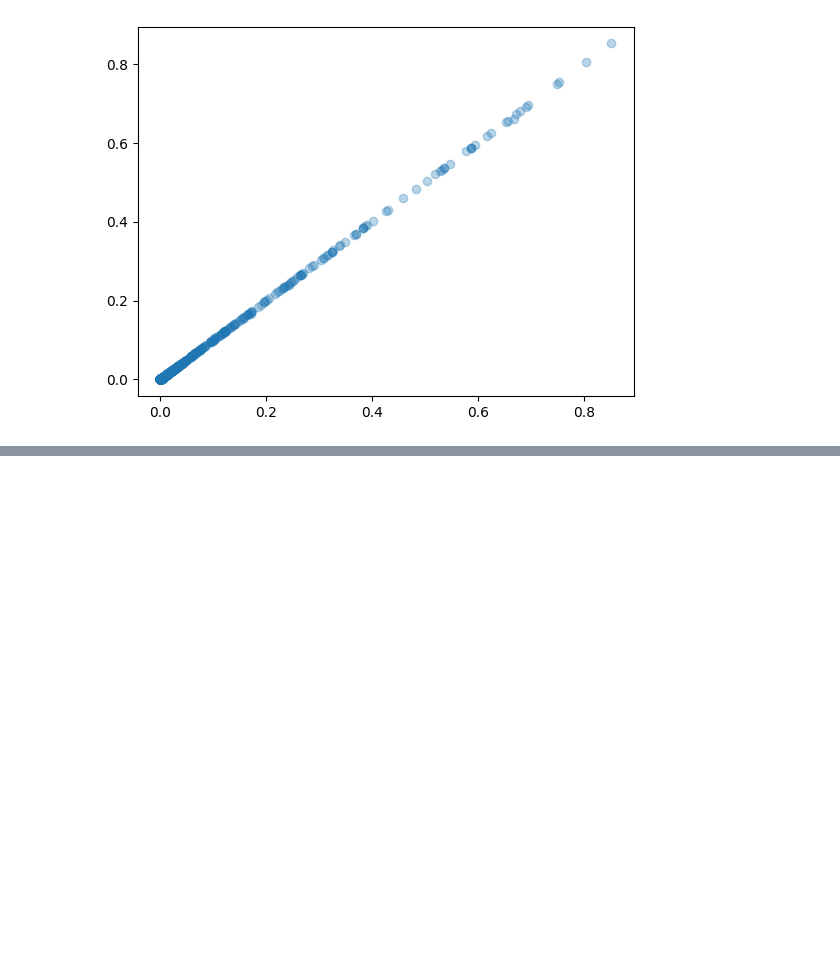
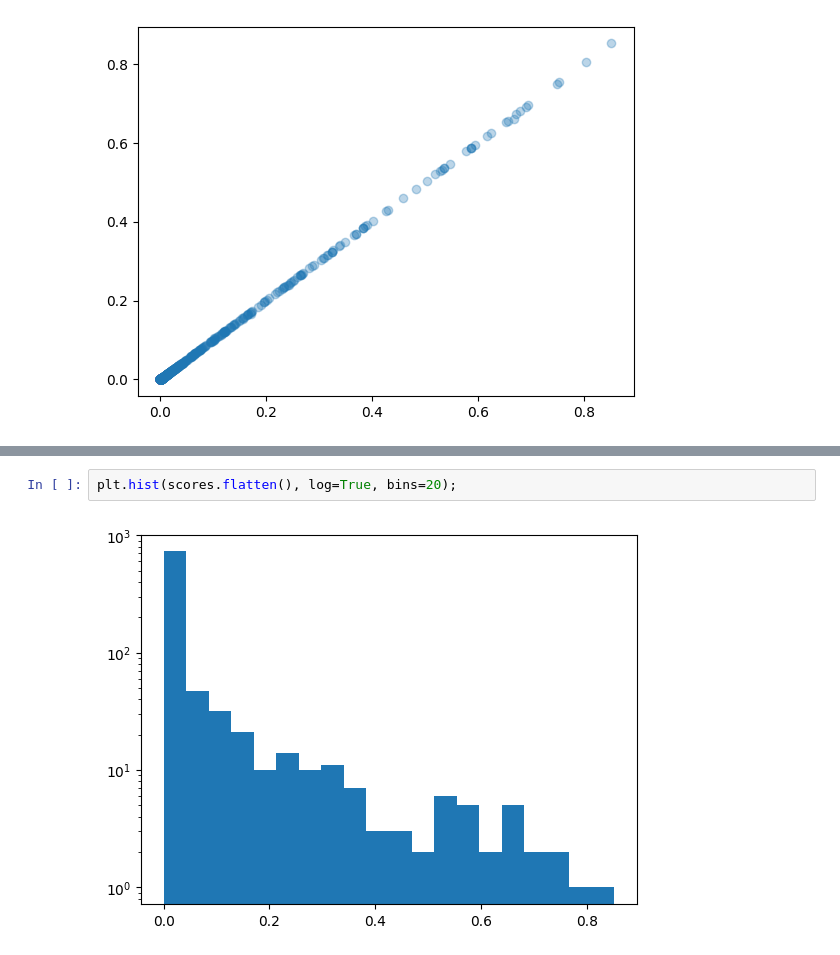
Before and after one commit to learning-chip/DeepSeek-V3, a Jupyter notebook: inference/verify_mla_checkpoint.ipynb, the cells around one changed output, grey strips where cells are left out. Saved outputs shown, nothing was run; the diff lists cells and outputs as text; blank space fills up the shorter version.

```diff
--- a/inference/verify_mla_checkpoint.ipynb
+++ b/inference/verify_mla_checkpoint.ipynb
@@ -94,0 +117,4 @@ plt.scatter(
+# %%
+plt.hist(scores.flatten(), log=True, bins=20);
+# %% [output]
+[figure, added]
```
Also changed, not shown: parts of 4 cells of this notebook.
